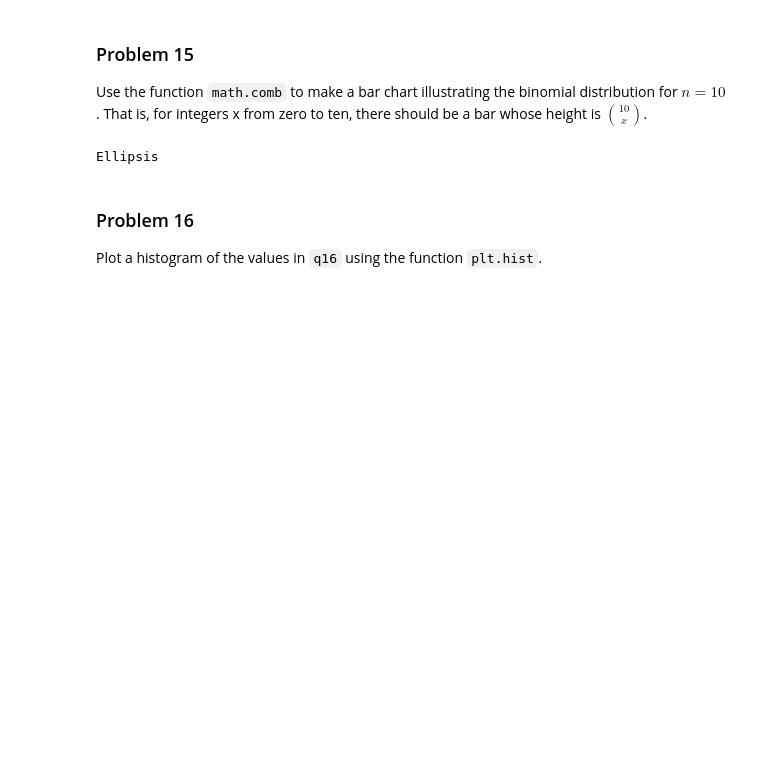
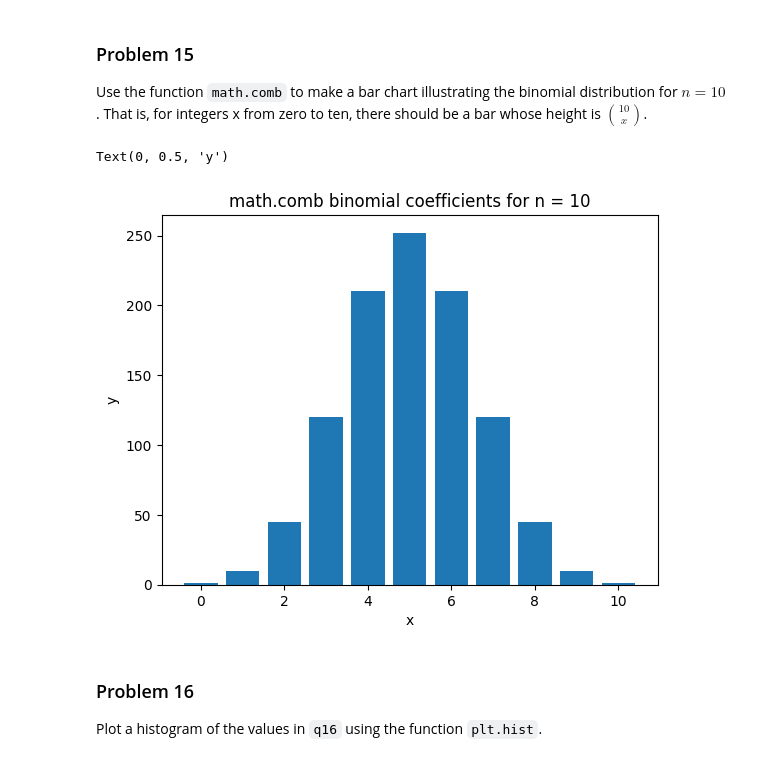
Before and after one commit to nikhil-bu/dx602-homework-05, a Jupyter notebook: homework.ipynb, the cells around one changed output. Drawn from its saved outputs; the diff is of its cells as text; code cells hidden in the pictures; blank space fills up the shorter version.

```diff
--- a/homework.ipynb
+++ b/homework.ipynb
@@ -434,12 +434,20 @@ plt.savefig("p14.png")
 
 Use the function `math.comb` to make a bar chart illustrating the binomial distribution for $n=10$.
 That is, for integers x from zero to ten, there should be a bar whose height is $10 \choose x$.
-# %%
-# YOUR CHANGES HERE
-
-...
-# %% [output]
-Ellipsis
+# %%
+# YOUR CHANGES HERE
+
+n = 10
+x_values = range(n + 1)
+y_values = [math.comb(n, x) for x in x_values]
+
+plt.bar(x_values, y_values)
+plt.title("math.comb binomial coefficients for n = 10")
+plt.xlabel("x")
+plt.ylabel("y")
+# %% [output]
+Text(0, 0.5, 'y')
+[figure, added]
 # %% [markdown]
 ### Problem 16
 
```
